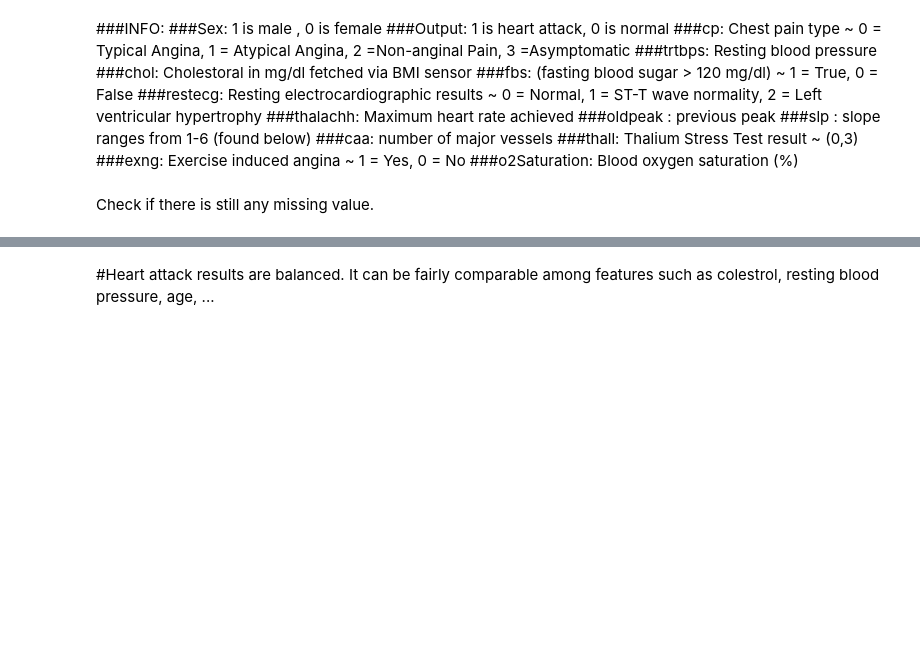
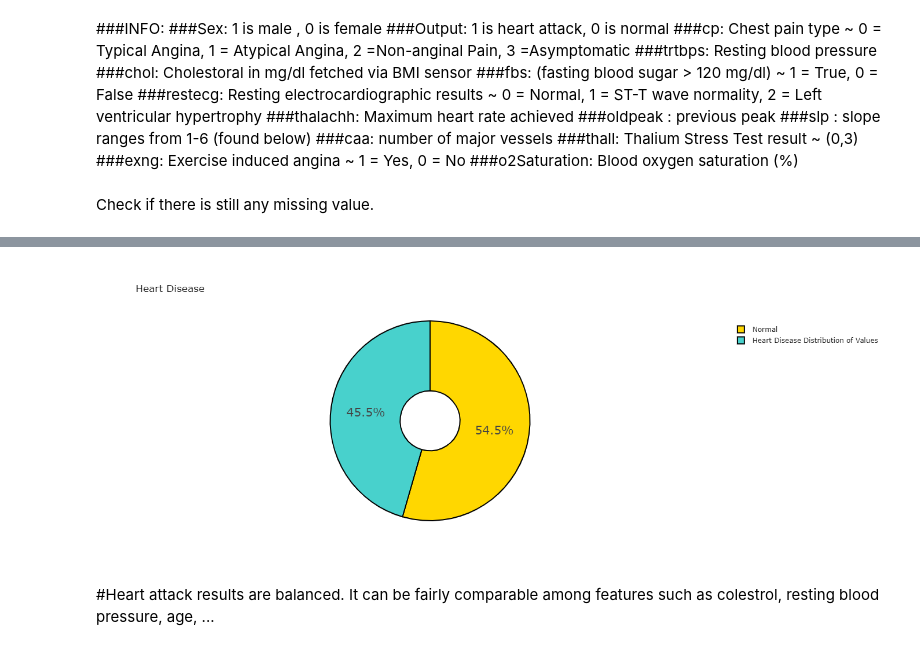
Before and after one commit to phycem/Data-Science-Projects-and-Tasks, a Jupyter notebook: Awake_Labs_Data_Science_Challenge.ipynb, the cells around one changed output, grey strips where cells are left out. Saved outputs shown, nothing was run; the diff lists cells and outputs as text; code cells hidden in the pictures; blank space fills up the shorter version.

```diff
--- a/Awake_Labs_Data_Science_Challenge.ipynb
+++ b/Awake_Labs_Data_Science_Challenge.ipynb
@@ -176,3 +184,8 @@ fig0.show()
+# %%
+from IPython.display import Image
+Image('newplot.png')
+# %% [output]
+[figure, added]
 # %% [markdown]
 #Heart attack results are balanced. It can be fairly comparable among features such as colestrol, resting blood pressure, age, ...
 # %%
```
Also changed, not shown: parts of 3 cells of this notebook.
